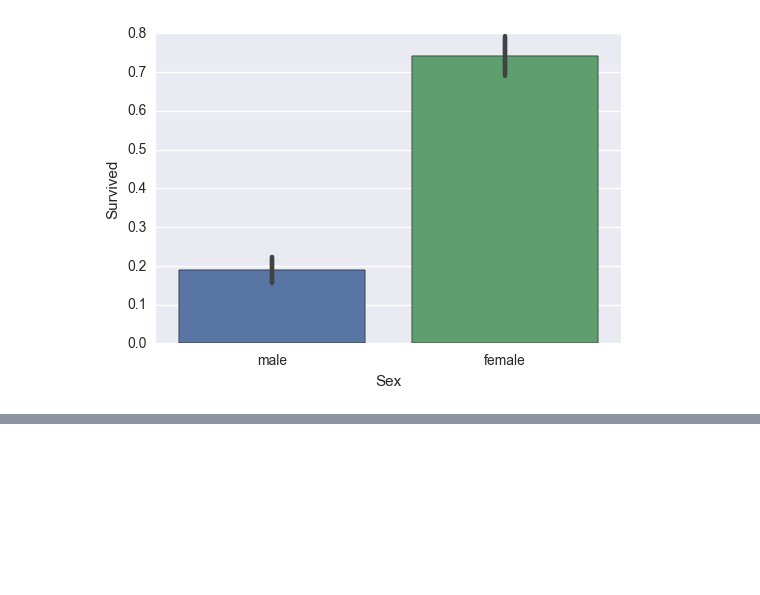
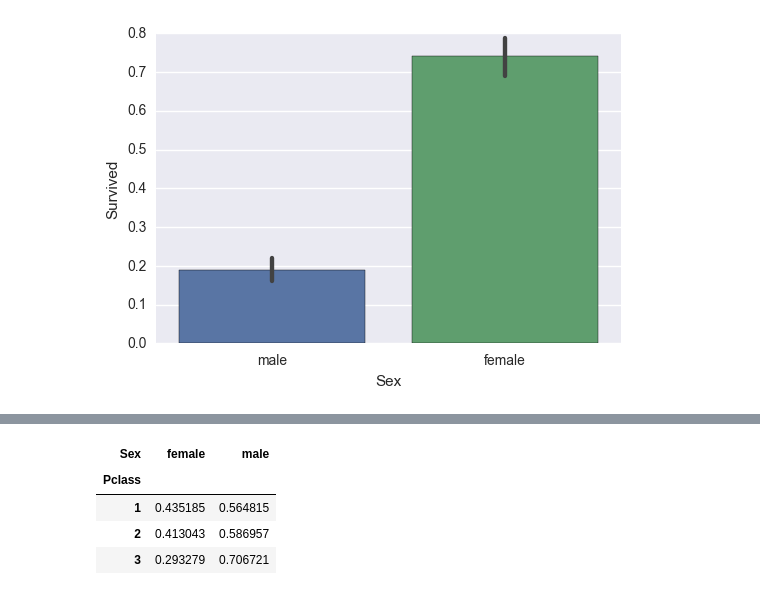
Before and after one commit to Chokurei/Titanic, a Jupyter notebook: script/temp.ipynb, the cells around one changed output, grey strips where cells are left out. Cells and saved outputs as stored; diff of their text form; code cells hidden in the pictures; blank space fills up the shorter version.

```diff
--- a/script/temp.ipynb
+++ b/script/temp.ipynb
@@ -220,0 +241,8 @@ plt.show()
+# %%
+tab.div(tab.sum(1).astype(float), axis=0)
+# %% [output]
+| Sex | female | male |
+| Pclass |  |  |
+| 1 | 0.435185 | 0.564815 |
+| 2 | 0.413043 | 0.586957 |
+| 3 | 0.293279 | 0.706721 |
```
Also changed, not shown: parts of 15 cells of this notebook.
